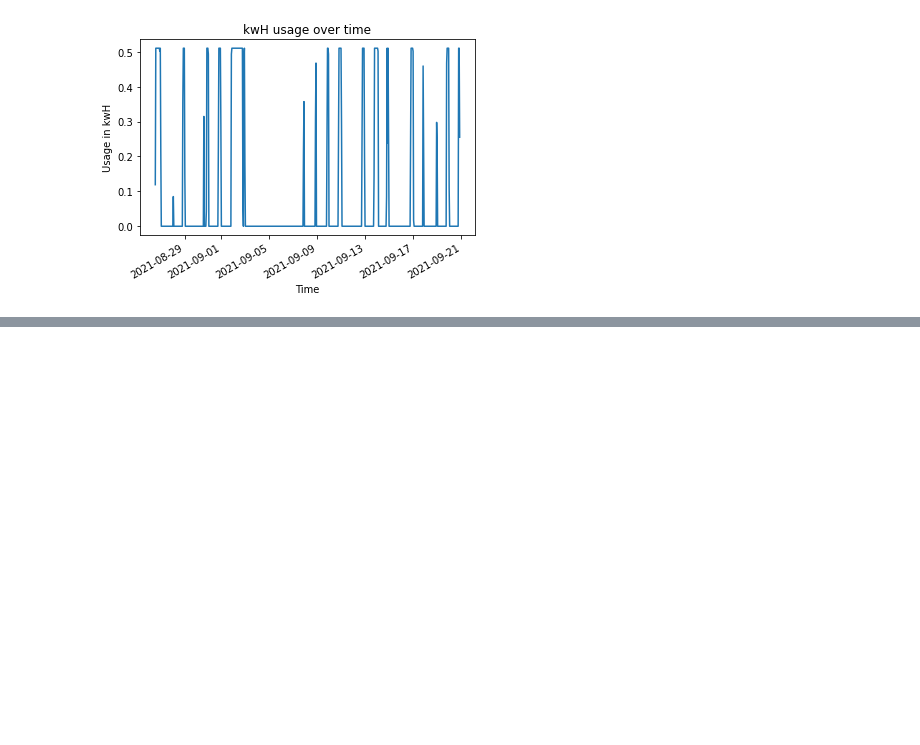
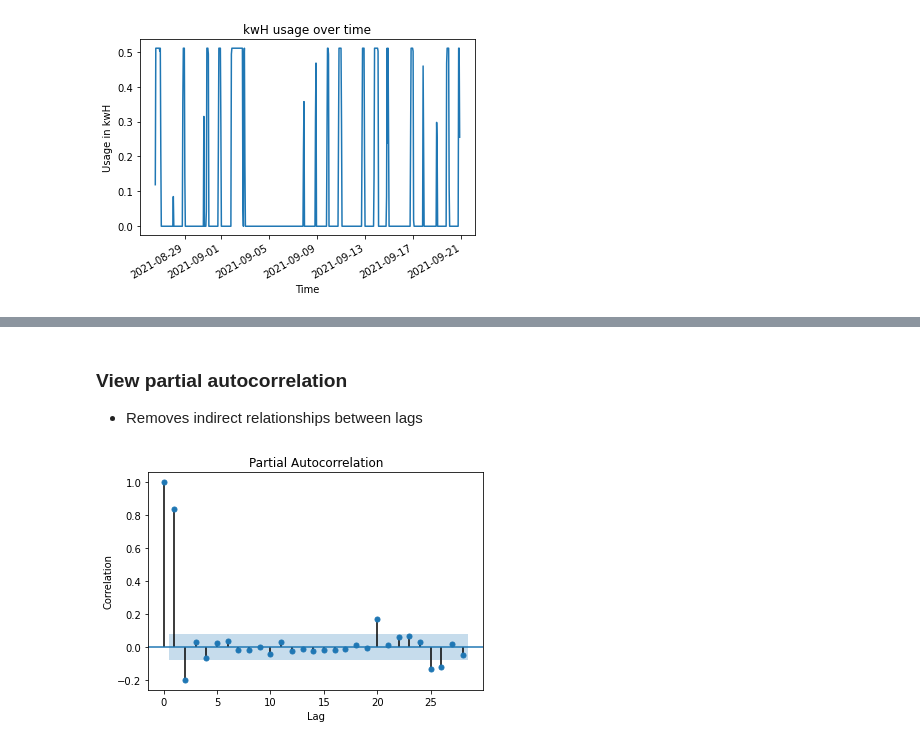
Before and after one commit to smannan/LIFXBulbAnalysis, a Jupyter notebook: SmartBulbARIMAModel.ipynb, the cells around one changed output, grey strips where cells are left out. Saved outputs shown, nothing was run; the diff lists cells and outputs as text; code cells hidden in the pictures; blank space fills up the shorter version.

```diff
--- a/SmartBulbARIMAModel.ipynb
+++ b/SmartBulbARIMAModel.ipynb
@@ -34,0 +58,11 @@ plt.show()
+# %% [markdown]
+### View partial autocorrelation
+- Removes indirect relationships between lags
+# %%
+from statsmodels.graphics.tsaplots import plot_pacf
+plot_pacf(bulb_data[['kWH']])
+plt.xlabel('Lag')
+plt.ylabel('Correlation')
+plt.show()
+# %% [output]
+[figure, added]
```
Also changed, not shown: parts of 6 cells of this notebook.
